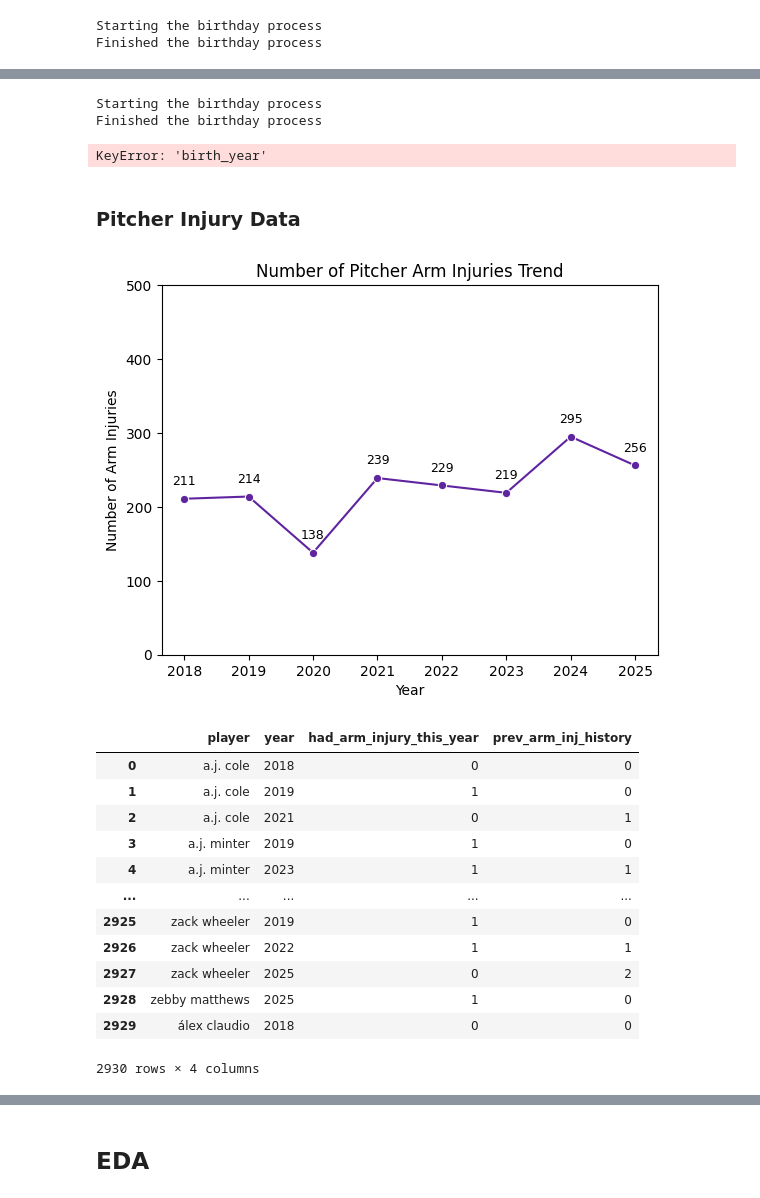
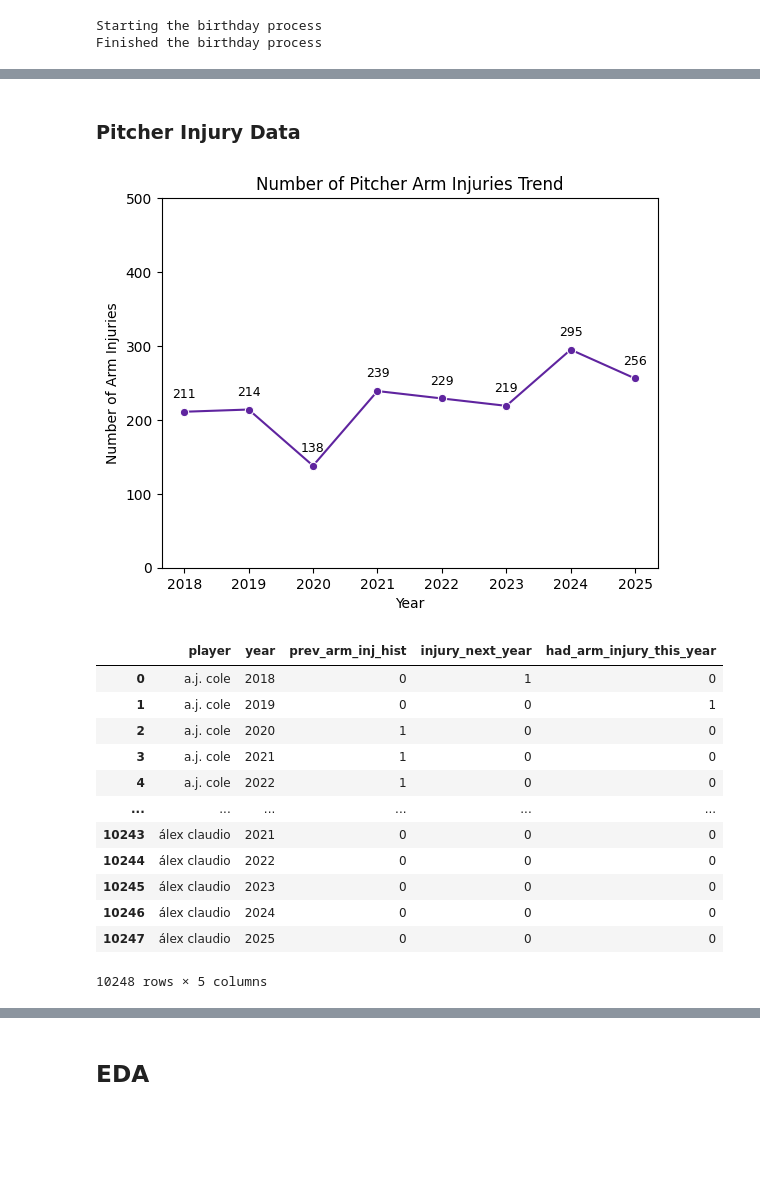
Before and after one commit to SatrunsDream/Workload-effect-on-pitcher-injury, a Jupyter notebook: EDA.ipynb, the cells around one changed output, grey strips where cells are left out. Cells and saved outputs as stored; diff of their text form; code cells hidden in the pictures; blank space fills up the shorter version.

```diff
--- a/EDA.ipynb
+++ b/EDA.ipynb
@@ -367,16 +323,3 @@ temp
-# %%
-## only includes the players that are actually pitchers + adds their birth year
-mlb_data = mlb_data[mlb_data['pitcher'].isin(names_and_bdays['id'].unique())].reset_index(drop=True).copy()
-mlb_data = mlb_data.merge(names_and_bdays, how='left', left_on='pitcher', right_on='id').copy()
-
-mlb_data['age'] = mlb_data['game_year'] - mlb_data['birth_year'].astype(int) ## creates the age column
-mlb_data['height'] = mlb_data['height'] / 39.37 ## in to m
-mlb_data['weight'] = mlb_data['weight'] / 2.205 ## lbs to kgs
-mlb_data['bmi'] = mlb_data['weight'] / (mlb_data['height'] ** 2) ## bmi
-# %% [output]
-Starting the birthday process
-Finished the birthday process
-KeyError: 'birth_year'
 # %% [markdown]
 ### Pitcher Injury Data
 # %%
@@ -439,53 +382,67 @@ pitcher_injuries['season_start'] = pd.to_datetime(pitcher_injuries['year'].map(s
 pitcher_injuries['season_end'] = pd.to_datetime(pitcher_injuries['year'].map(season_ends), errors='coerce') ## last day of that season
 pitcher_injuries['il_before_season_end'] = (pitcher_injuries['season_end'] - pitcher_injuries['start_date']).dt.days ## days between being placed on the IL and season end
 
-# pitcher_injuries = pitcher_injuries[['year', 'player', 'pos', 'team', 'il_type', 'injury', 'il_days', 'il_before_season_end', 'start_date', 'end_date']].copy()
-
+## normalizing those arm injuries since that's what we care about
 pitcher_arm_injuries = ['Shoulder', 'Elbow', 'Elbow Tommy John', 'Ulnar Nerve', 'Arm'] ## what we're considering "Arm" injuries
-## normalizing those arm injuries since that's what we care about
 pitcher_injuries['injury'] = pitcher_injuries['injury'].apply(lambda x: 'Arm' if x in pitcher_arm_injuries else x)
 
 cleaned_up_results = []
 for i in pitcher_injuries['player'].unique():
     df_player = pitcher_injuries[pitcher_injuries['player'] == i]
     cleaned = overlapping_injury_checker(df_player)
     cleaned_up_results.append(cleaned)
 
 pitcher_injuries_cleaned = pd.concat(cleaned_up_results, ignore_index=True).copy()
 pitcher_injuries_cleaned = pitcher_injuries_cleaned.sort_values(by=['player', 'start_date'], ascending=[True, False]).reset_index(drop=True)
 
 ## injury trend of arm injuries over the years
 injury_trend = pitcher_injuries_cleaned[pitcher_injuries_cleaned['injury'] == 'Arm'].reset_index(drop=True).copy()
 injury_trend = injury_trend.groupby('year').size().reset_index(name='num_injury_occurences').copy()
 
 plt.figure()
 ax = sns.lineplot(data=injury_trend, x='year', y='num_injury_occurences', color=purple_color, marker='o')
 for x, y in zip(injury_trend['year'], injury_trend['num_injury_occurences']):
     ax.annotate(text=str(y), xy=(x, y), xytext=(0, 10), textcoords='offset points', ha='center', fontsize=9)
 plt.ylim(0, 500)
 plt.xlabel('Year')
 plt.ylabel('Number of Arm Injuries')
 plt.title('Number of Pitcher Arm Injuries Trend')
 plt.show()
 
-## creating the injury history flag + target label --> arm injury this year
-pitcher_injuries_cleaned["had_arm_injury_this_year"] = (pitcher_injuries_cleaned["injury"] == "Arm").astype(int)
-yearly_injuries = (pitcher_injuries_cleaned.groupby(["player", "year"], as_index=False).agg({"had_arm_injury_this_year": "max"})).copy()
-yearly_injuries = yearly_injuries.sort_values(["player", "year"]).copy()
-yearly_injuries["prev_arm_inj_history"] = (yearly_injuries.groupby("player")["had_arm_injury_this_year"].transform(lambda s: s.cumsum().shift(fill_value=0)))
-yearly_injuries
+## process for creating injury history and target label --> arm injury in year t+1
+### building out the arm injury flag of year t
+pitcher_injuries_cleaned = (pitcher_injuries_cleaned.sort_values(["player", "year"])).reset_index(drop=True).copy()
+pitcher_injuries_cleaned["had_arm_injury_this_year"] = ((pitcher_injuries_cleaned["injury"] == "Arm").astype(int))
+yearly_injuries = (pitcher_injuries_cleaned.groupby(["player", "year"], as_index=False)["had_arm_injury_this_year"].max()).copy()
+
+### dealing with the gaps in years for each player --> it causes the cumulative count to skip those seasons and fail to carry forward prior injuries
+all_years = pd.DataFrame({"year": range(2018, 2026)})
+players = yearly_injuries[["player"]].drop_duplicates().copy()
+player_year_grid = (players.assign(key=1).merge(all_years.assign(key=1), on="key").drop("key", axis=1)).copy()
+inj_full = player_year_grid.merge(yearly_injuries, on=["player", "year"], how="left").copy()
+inj_full["had_arm_injury_this_year"] = inj_full["had_arm_injury_this_year"].fillna(0).astype(int)
+
+### computes the correct cumulative prior injury count
+inj_full["prev_arm_inj_hist"] = (inj_full.groupby("player")["had_arm_injury_this_year"].transform(lambda s: s.cumsum().shift(fill_value=0)))
+
+### computes the correct flag of arm injury in year t+1
+inj_full["injury_next_year"] = (inj_full.groupby("player")["had_arm_injury_this_year"].shift(-1).fillna(0).astype(int))
+
+## final injury dataset
+yearly_injury_records = inj_full[['player', 'year', 'prev_arm_inj_hist', 'injury_next_year', 'had_arm_injury_this_year']].fillna(0).copy()
+yearly_injury_records
 # %% [output]
 [figure]
-|  | player | year | had_arm_injury_this_year | prev_arm_inj_history |
-| 0 | a.j. cole | 2018 | 0 | 0 |
-| 1 | a.j. cole | 2019 | 1 | 0 |
-| 2 | a.j. cole | 2021 | 0 | 1 |
-| 3 | a.j. minter | 2019 | 1 | 0 |
-| 4 | a.j. minter | 2023 | 1 | 1 |
-| ... | ... | ... | ... | ... |
-| 2925 | zack wheeler | 2019 | 1 | 0 |
-| 2926 | zack wheeler | 2022 | 1 | 1 |
-| 2927 | zack wheeler | 2025 | 0 | 2 |
-| 2928 | zebby matthews | 2025 | 1 | 0 |
-| 2929 | álex claudio | 2018 | 0 | 0 |
+|  | player | year | prev_arm_inj_hist | injury_next_year | had_arm_injury_this_year |
+| 0 | a.j. cole | 2018 | 0 | 1 | 0 |
+| 1 | a.j. cole | 2019 | 0 | 0 | 1 |
+| 2 | a.j. cole | 2020 | 1 | 0 | 0 |
+| 3 | a.j. cole | 2021 | 1 | 0 | 0 |
+| 4 | a.j. cole | 2022 | 1 | 0 | 0 |
+| ... | ... | ... | ... | ... | ... |
+| 10243 | álex claudio | 2021 | 0 | 0 | 0 |
+| 10244 | álex claudio | 2022 | 0 | 0 | 0 |
+| 10245 | álex claudio | 2023 | 0 | 0 | 0 |
+| 10246 | álex claudio | 2024 | 0 | 0 | 0 |
+| 10247 | álex claudio | 2025 | 0 | 0 | 0 |
-2930 rows × 4 columns
+10248 rows × 5 columns
```
Also changed, not shown: parts of 22 cells of this notebook, 3 other files.
